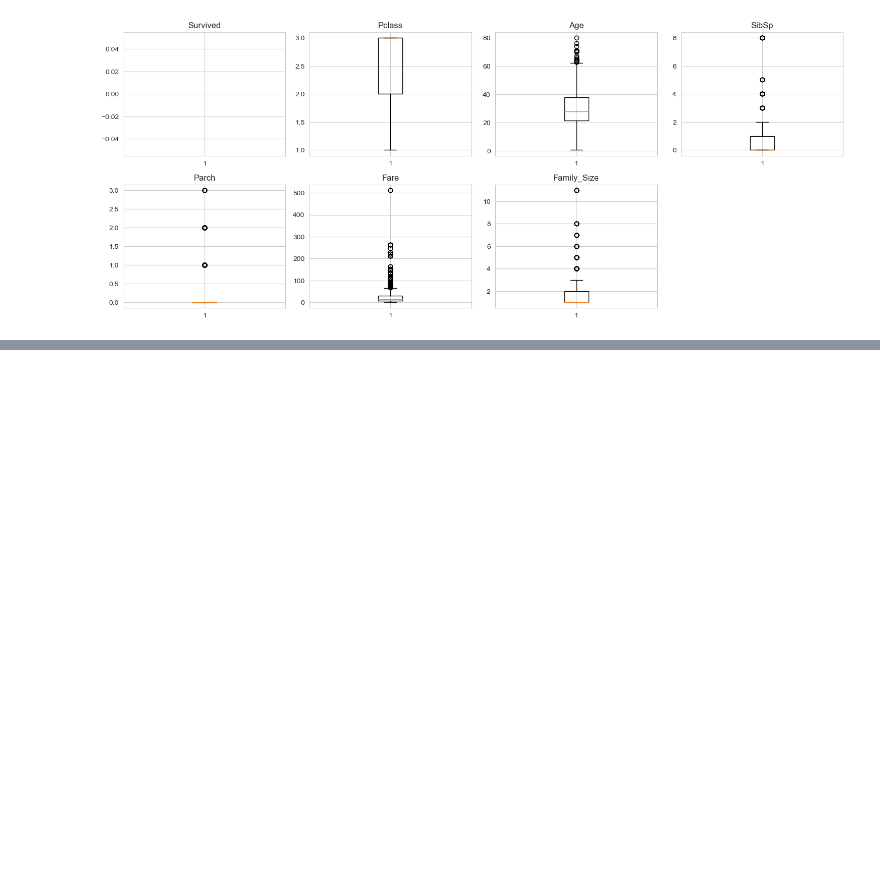
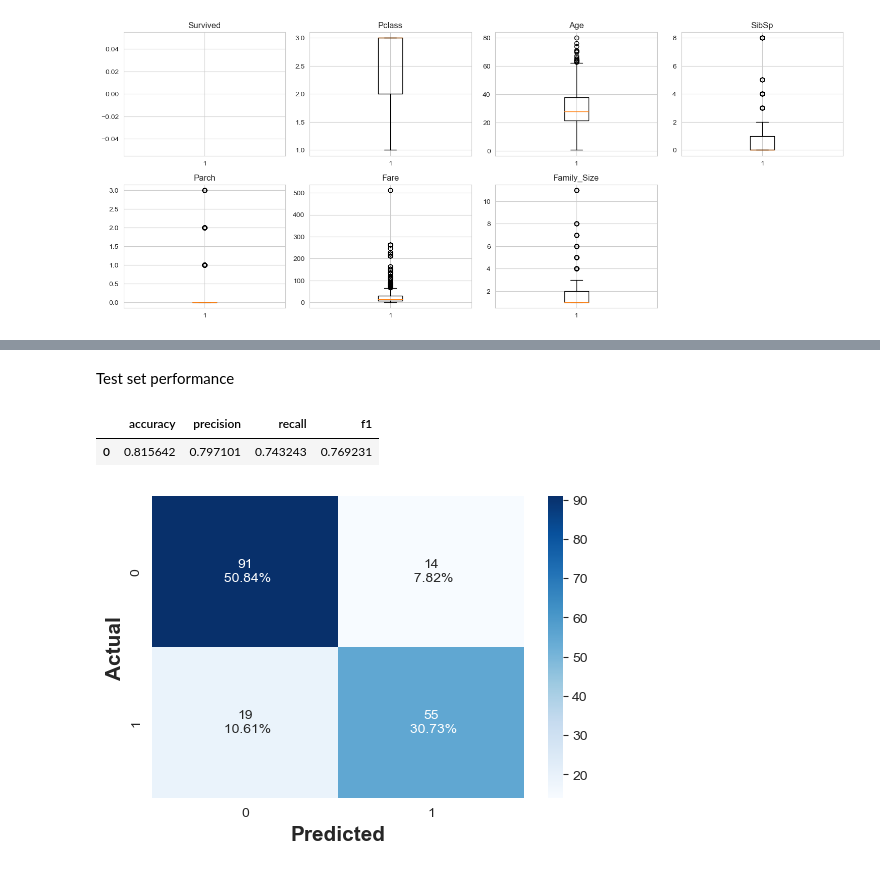
Before and after one commit to ArthurXia1031/Data_Science_Project, a Jupyter notebook: machine_learning/Supervised_Learning/Titanic/Titanic_ML.ipynb, the cells around one changed output, grey strips where cells are left out. Drawn from its saved outputs; the diff is of its cells as text; code cells hidden in the pictures; blank space fills up the shorter version.

```diff
--- a/machine_learning/Supervised_Learning/Titanic/Titanic_ML.ipynb
+++ b/machine_learning/Supervised_Learning/Titanic/Titanic_ML.ipynb
@@ -922,0 +1171,11 @@ plt.show()
+# %% [markdown]
+Test set performance
+# %%
+model_performance_classification_statsmodels(result_logistic, X_test, y_test)
+# %% [output]
+|  | accuracy | precision | recall | f1 |
+| 0 | 0.815642 | 0.797101 | 0.743243 | 0.769231 |
+# %%
+confusion_matrix_statsmodels(result_logistic, X_test, y_test)
+# %% [output]
+[figure, added]
```
Also changed, not shown: parts of 39 cells of this notebook.
